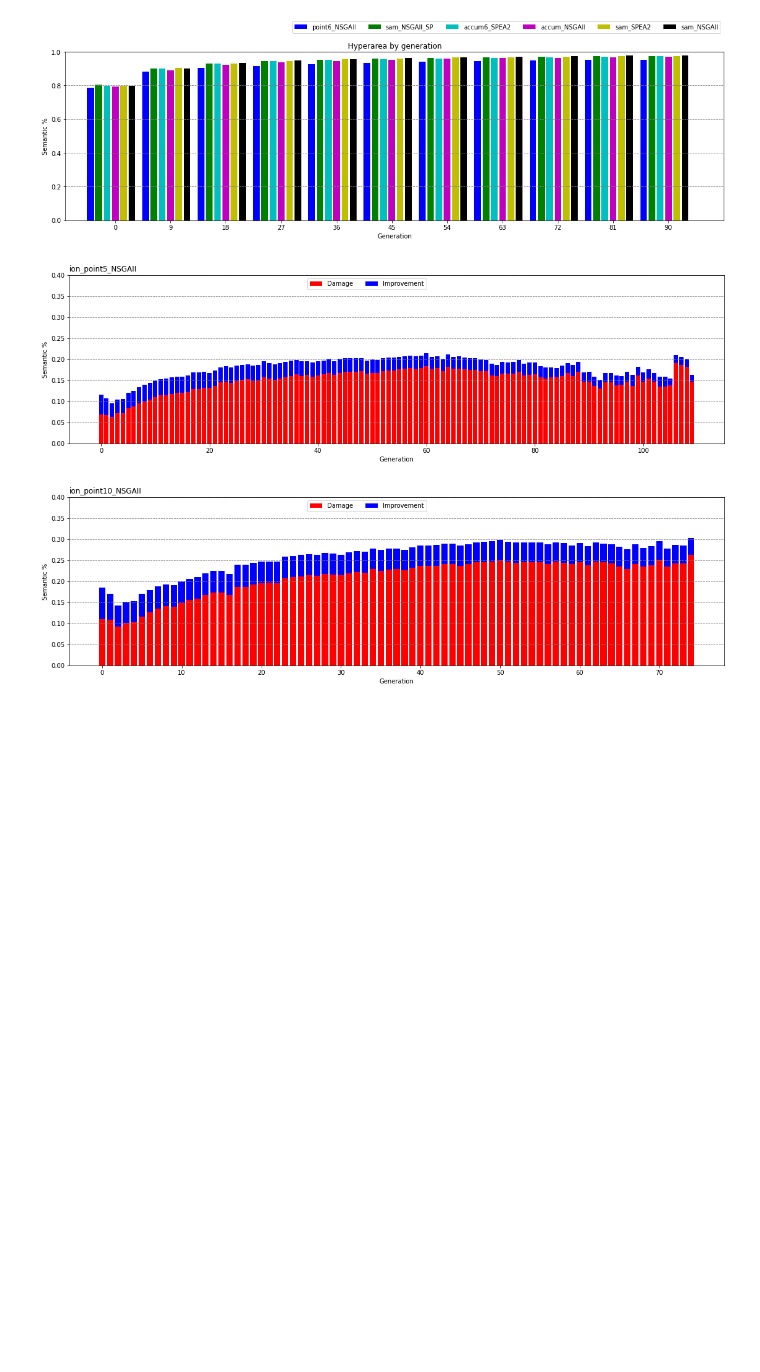
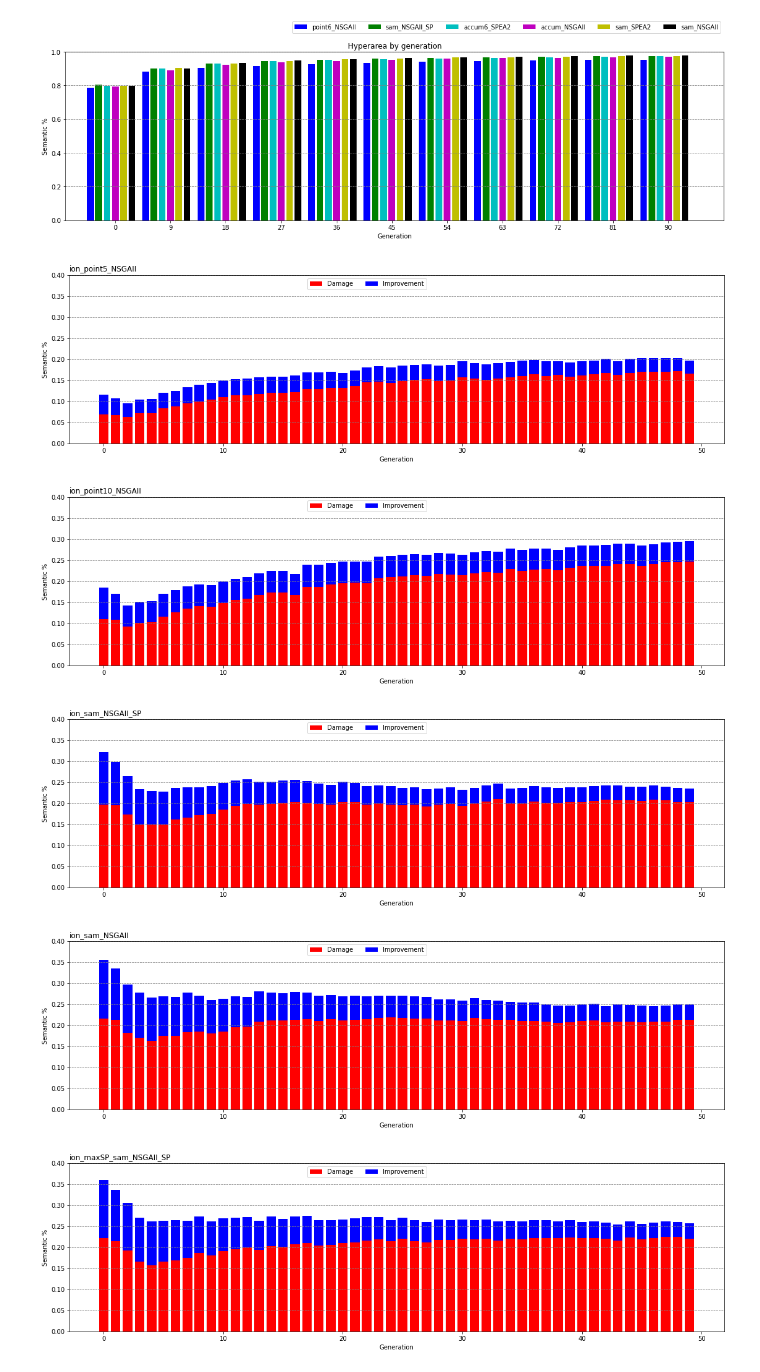
Before and after one commit to 33fred33/Generic_EA, a Jupyter notebook: debugger_notebook.ipynb, the cells around one changed output. Drawn from its saved outputs; the diff is of its cells as text; code cells hidden in the pictures; blank space fills up the shorter version.

Commit message:
sasam, cluster logs

```diff
--- a/debugger_notebook.ipynb
+++ b/debugger_notebook.ipynb
@@ -137,6 +137,26 @@ def create_offspring(parent_population, current_gen):
     elif prm.cgp_operator == "accum":
         active_altered = True
         new_graph, accum_count = cgp.accummulating_mutation(graph = parent.representation, percentage = prm.point_mutation_percentage)
+    elif prm.cgp_operator == "sasam":
+        original_parent = parent
+        for attempt in range(prm.max_sasam_attempts):
+            new_graph = cgp.single_active_mutation(graph = parent.representation)
+            #Create offspring
+            offspring = ea.Individual(representation = new_graph
+                                ,created_in_gen = current_gen
+                                ,parent_index = parent_index
+                                ,parent = original_parent)
+            #Free up memory forgetting parents from the parents
+            if offspring.parent is not None:
+                offspring.parent.parent = None
+            #Evaluate offspring
+            offspring.update_evaluation(objective = generation_objective, value = current_gen)
+            evaluate_ind(offspring, semantic_indexes, dataset, objectives, True)
+            if ind.semantic_distance_from_parent != 0:
+                return offspring
+            else:
+                parent = offspring
+        return offspring
 
     #Create offspring
     offspring = ea.Individual(representation = new_graph
@@ -755,11 +775,20 @@ import numpy as np
 #Definition
 split_paths = {0:["outputs","ion_point5_NSGAII_2021_05_11-19_20_13"]
             ,1:["outputs","ion_point10_NSGAII_2021_05_11-19_23_39"]
-
+            ,3:["outputs","ion_sam_NSGAII_SP_2021_05_14-17_32_55"]
+            ,2:["outputs","ion_sam_NSGAII_2021_05_14-16_34_06"]
+            ,4:["outputs","ion_maxSP_sam_NSGAII_SP_2021_05_14-05_04_24"]
+            ,5:["outputs","ion_maxSP_point10_NSGAII_SP_2021_05_14-11_52_02"]
               }
 exp_names = [x[1].split("_2021")[0].split("ion_")[1] for x in split_paths.values()]
 trials = 30
-
+max_gen = 50
+columns = ["Gen"
+            ,"Avg_damaged_semantics_from_parent"
+            ,"Avg_improved_semantics_from_parent"
+            ,"Hyperarea"
+            ,"Avg_semantic_change_balance"
+            ,"Fitness_evals"]
 
 file_name = "Gen_logs.csv"
 gen_logs = {}
@@ -772,39 +801,51 @@ for k,path in split_paths.items():
 
 #Aggregate by gen
 semantic_damage_bars = defaultdict(lambda: [])
 for exp_id,trial_g_log in gen_logs.items():
     damage = defaultdict(lambda: [])
     improvement = defaultdict(lambda: [])
     hyperarea = defaultdict(lambda: [])
+    balance = defaultdict(lambda: [])
+    fitness_evals = defaultdict(lambda: [])
     for trial in range(trials):
         gen_log = trial_g_log[trial]
-        for gen in range(max(gen_log["Gen"])):
-            damage[gen].append(list(gen_log.loc[gen_log["Gen"]==gen,"Avg_damaged_semantics_from_parent"])[0])
-            improvement[gen].append(list(gen_log.loc[gen_log["Gen"]==gen,"Avg_improved_semantics_from_parent"])[0])
-            hyperarea[gen].append(list(gen_log.loc[gen_log["Gen"]==gen,"Hyperarea"])[0])
+        #for gen in range(max(gen_log["Gen"])):
+        for gen in range(max_gen):
+            damage[gen].append(list(gen_log.loc[gen_log[columns[0]]==gen,columns[1]])[0])
+            improvement[gen].append(list(gen_log.loc[gen_log[columns[0]]==gen,columns[2]])[0])
+            hyperarea[gen].append(list(gen_log.loc[gen_log[columns[0]]==gen,columns[3]])[0])
+            balance[gen].append(list(gen_log.loc[gen_log[columns[0]]==gen,columns[4]])[0])
+            fitness_evals[gen].append(list(gen_log.loc[gen_log[columns[0]]==gen,columns[5]])[0])
     for gen in damage.keys():
         damage_mean = stat.mean(damage[gen])
         improvement_mean = stat.mean(improvement[gen])
         hyperarea_mean = stat.mean(hyperarea[gen])
-        semantic_damage_bars[exp_id].append([gen,damage_mean,improvement_mean,hyperarea_mean])
+        balance_mean = stat.mean(balance[gen])
+        fitness_evals_mean = stat.mean(balance[gen])
+        semantic_damage_bars[exp_id].append([gen,damage_mean,improvement_mean,hyperarea_mean,balance_mean,fitness_evals_mean])
 
 
-
+pd_logs = {k:pd.DataFrame(a, columns = columns) for k,a in semantic_damage_bars.items()}
 orig_semantic_damage_bars = semantic_damage_bars
 semantic_damage_bars = {k:np.array(a).T.tolist() for k,a in semantic_damage_bars.items()}
 
-for i in [0,1]:#range(len(semantic_damage_bars)):
+
+for i in split_paths.keys():#range(len(semantic_damage_bars)):
     fig, ax = plt.subplots(1, figsize=(19, 5))
     plt.bar(semantic_damage_bars[i][0], semantic_damage_bars[i][1], color='red')
     plt.bar(semantic_damage_bars[i][0], semantic_damage_bars[i][2], bottom = semantic_damage_bars[i][1], color='blue')
+
     plt.title(split_paths[i][1].split("_2021")[0], loc='left')
     plt.legend(["Damage","Improvement"], bbox_to_anchor=([0.55, 1, 0, 0]), ncol=2, frameon=True)
     plt.xlabel('Generation')
     plt.ylabel('Semantic %')
     ax.yaxis.grid(color='gray', linestyle='dashed')
     plt.ylim(0,0.4)
 
     plt.show()
 # %% [output]
-[figure, old version]
+[figure, new version]
-[figure, old version]
+[figure, new version]
+[figure, added]
+[figure, added]
+[figure, added]
```
Also changed, not shown: parts of 4 cells of this notebook, 3 other files.
